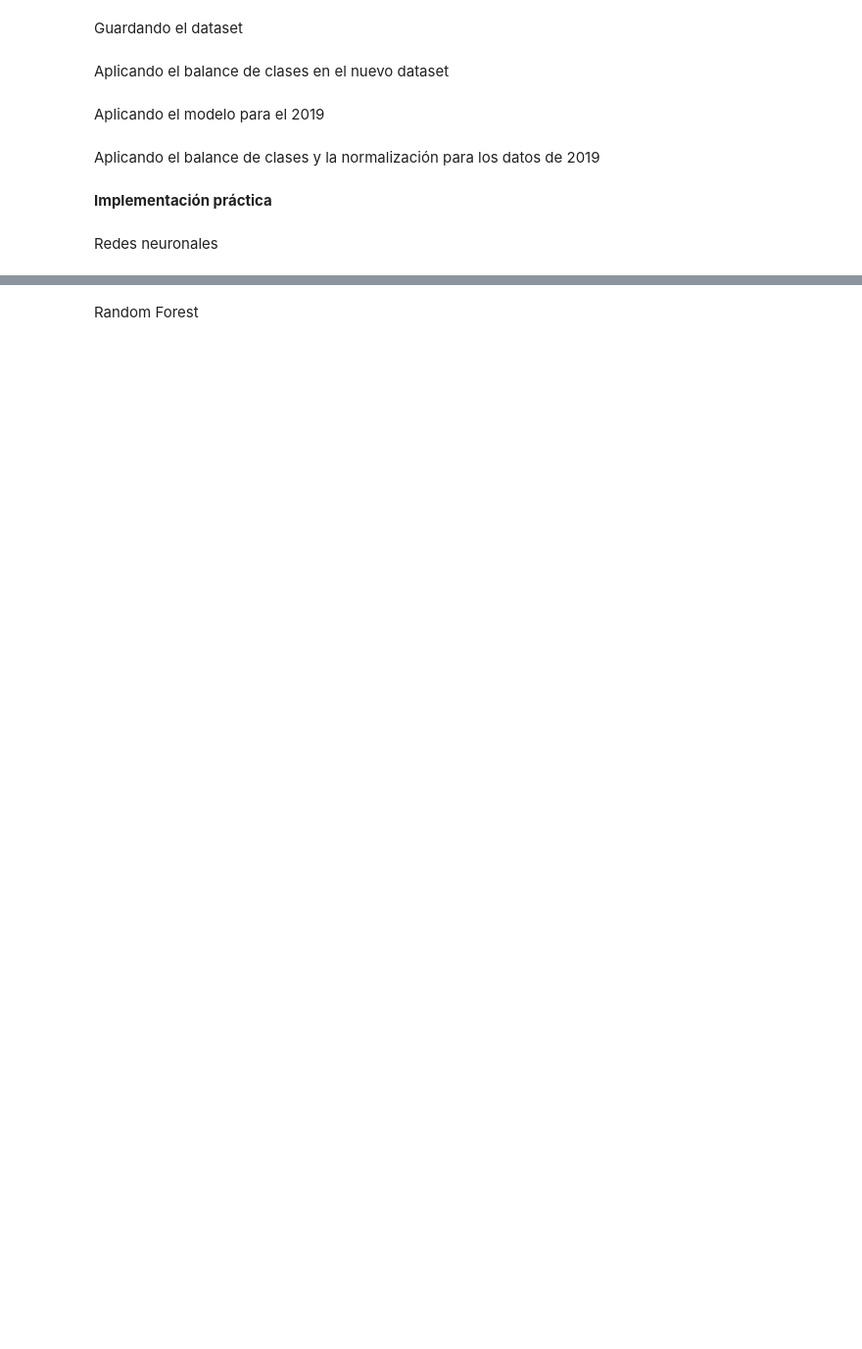
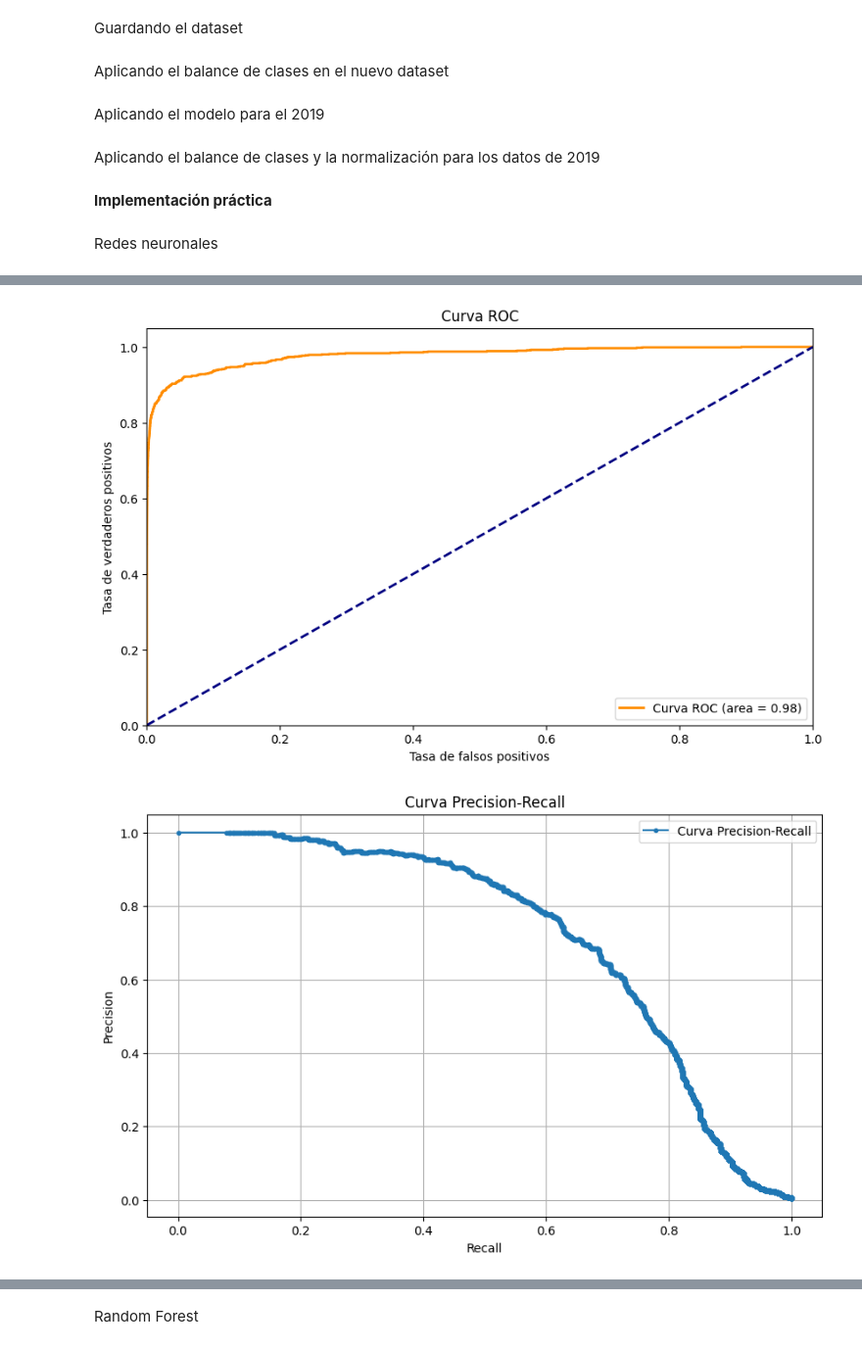
Before and after one commit to Javier19-cmd/Proyecto2-SDS, a Jupyter notebook: proyecto.ipynb, the cells around one changed output, grey strips where cells are left out. Shown at 98% size. Cells and saved outputs as stored; diff of their text form; code cells hidden in the pictures; blank space fills up the shorter version.

Commit message:
aplicando mejoras a los modelos

```diff
--- a/proyecto.ipynb
+++ b/proyecto.ipynb
@@ -403,13 +403,17 @@ Redes neuronales
 # %%
 import tensorflow as tf
 import numpy as np
-from sklearn.metrics import roc_curve, auc, recall_score, f1_score
+import matplotlib.pyplot as plt
+from sklearn.metrics import roc_curve, auc, recall_score, f1_score, precision_score, precision_recall_curve
 
 # Definiendo la arquitectura de la red neuronal
 model = tf.keras.Sequential([
-    tf.keras.layers.Dense(64, activation='relu', input_shape=(X_train_res.shape[1],)),
-    tf.keras.layers.Dense(32, activation='relu'),
-    tf.keras.layers.Dense(1, activation='sigmoid')
+    tf.keras.layers.Dense(64, activation='relu', input_shape=(X_train_res.shape[1],)),  # Primera capa oculta
+    tf.keras.layers.Dense(64, activation='relu'),  # Segunda capa oculta, misma dimensión
+    tf.keras.layers.Dense(64, activation='relu'),  # Tercera capa oculta, misma dimensión
+    tf.keras.layers.Dense(32, activation='relu'),  # Cuarta capa oculta, reducción de dimensión
+    tf.keras.layers.Dense(32, activation='relu'),  # Quinta capa oculta, misma dimensión
+    tf.keras.layers.Dense(1, activation='sigmoid')  # Capa de salida
 ])
 
 # Compilando el modelo
@@ -425,26 +429,61 @@ print('Test accuracy:', test_acc)
 # Predeciendo probabilidades en el conjunto de prueba
 y_pred_prob = model.predict(X_test)
 
-# Convertiendo probabilidades en predicciones de clases
-y_pred = (y_pred_prob > 0.5).astype(int)
-
 # Calculando la curva ROC y el área bajo la curva (AUC)
 fpr, tpr, thresholds = roc_curve(y_test, y_pred_prob)
 roc_auc = auc(fpr, tpr)
 print('AUC:', roc_auc)
 
-# Calculando el recall y el F1-score
-recall = recall_score(y_test, y_pred)
-f1 = f1_score(y_test, y_pred)
-print('Recall:', recall)
-print('F1-score:', f1)
+# Gráfica de la curva ROC
+plt.figure(figsize=(10, 6))
+plt.plot(fpr, tpr, color='darkorange', lw=2, label='Curva ROC (area = %0.2f)' % roc_auc)
+plt.plot([0, 1], [0, 1], color='navy', lw=2, linestyle='--')
+plt.xlim([0.0, 1.0])
+plt.ylim([0.0, 1.05])
+plt.xlabel('Tasa de falsos positivos')
+plt.ylabel('Tasa de verdaderos positivos')
+plt.title('Curva ROC')
+plt.legend(loc='lower right')
+plt.show()
+
+# Calculando y graficando la curva Precision-Recall
+precision, recall, thresholds_pr = precision_recall_curve(y_test, y_pred_prob)
+plt.figure(figsize=(10, 6))
+plt.plot(recall, precision, marker='.', label='Curva Precision-Recall')
+plt.xlabel('Recall')
+plt.ylabel('Precision')
+plt.title('Curva Precision-Recall')
+plt.legend()
+plt.grid(True)
+plt.show()
+
+# Encontrando el umbral que maximiza el F1-score
+f1_scores = 2 * (precision * recall) / (precision + recall)
+best_idx = np.argmax(f1_scores)
+best_threshold = thresholds_pr[best_idx]
+best_f1 = f1_scores[best_idx]
+best_precision = precision[best_idx]
+best_recall = recall[best_idx]
+
+print(f'Mejor umbral: {best_threshold}')
+print(f'Mejor F1-score: {best_f1}')
+print(f'Precision en el mejor umbral: {best_precision}')
+print(f'Recall en el mejor umbral: {best_recall}')
+
+# Convertiendo probabilidades en predicciones de clases usando el umbral óptimo
+y_pred_optimal = (y_pred_prob > best_threshold).astype(int)
+
+# Calculando precision, recall y F1-score con el umbral óptimo
+optimal_precision = precision_score(y_test, y_pred_optimal)
+optimal_recall = recall_score(y_test, y_pred_optimal)
+optimal_f1 = f1_score(y_test, y_pred_optimal)
+
+print(f'Precision con umbral óptimo: {optimal_precision}')
+print(f'Recall con umbral óptimo: {optimal_recall}')
+print(f'F1-score con umbral óptimo: {optimal_f1}')
 
 # Guardando el modelo entrenado en un archivo
 model.save('modelo_entrenado.h5')
 print('Modelo guardado en "modelo_entrenado.h5"')
-
-
-# Guardar el modelo en un archivo y abrirlo para reentrenarlo con el modelo ya armado.
-# Hacer lo mismo con el Random Forest.
 # %% [output]
 Epoch 1/5
@@ -466,0 +503,2 @@ Modelo guardado en "modelo_entrenado.h5"
+[figure, added]
+[figure, added]
```
Also changed, not shown: parts of 8 cells of this notebook, 4 other files.
